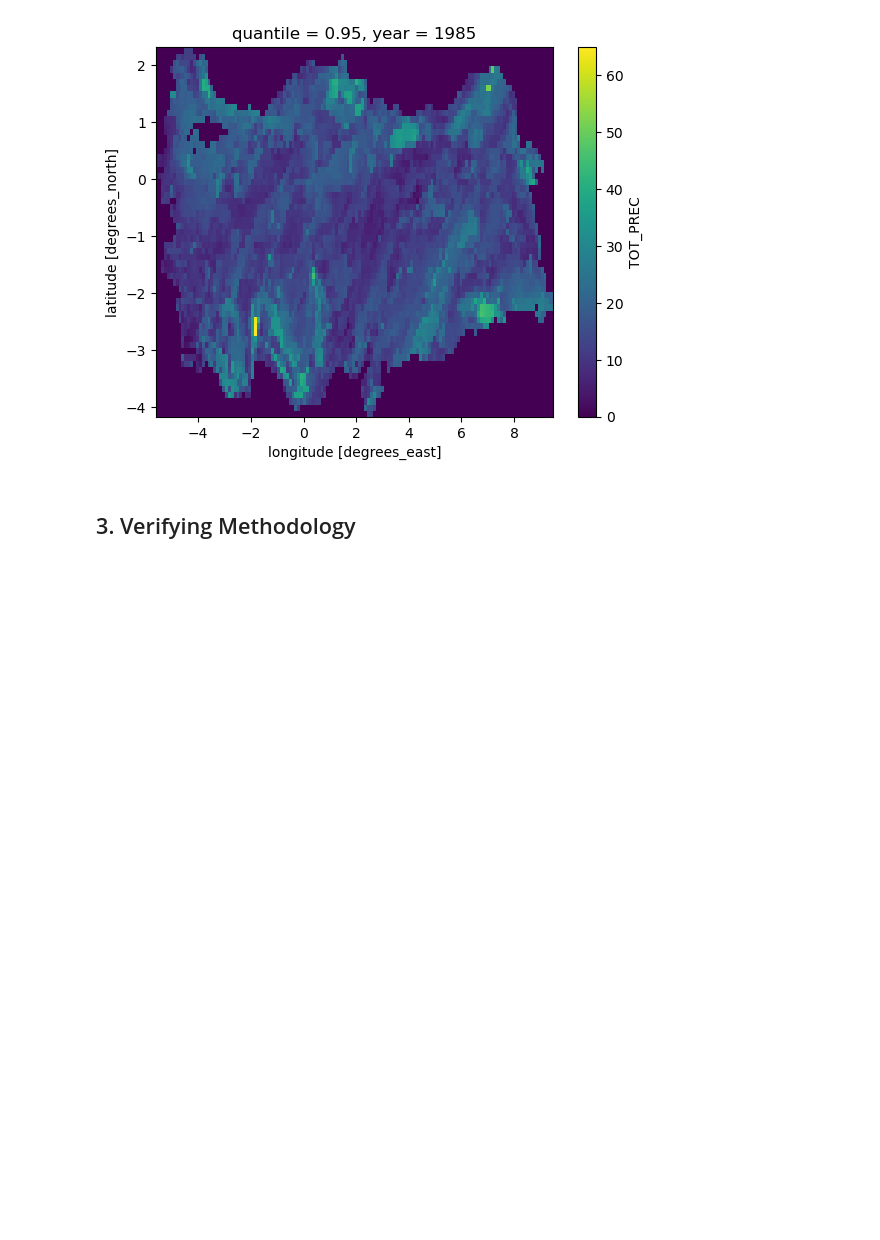
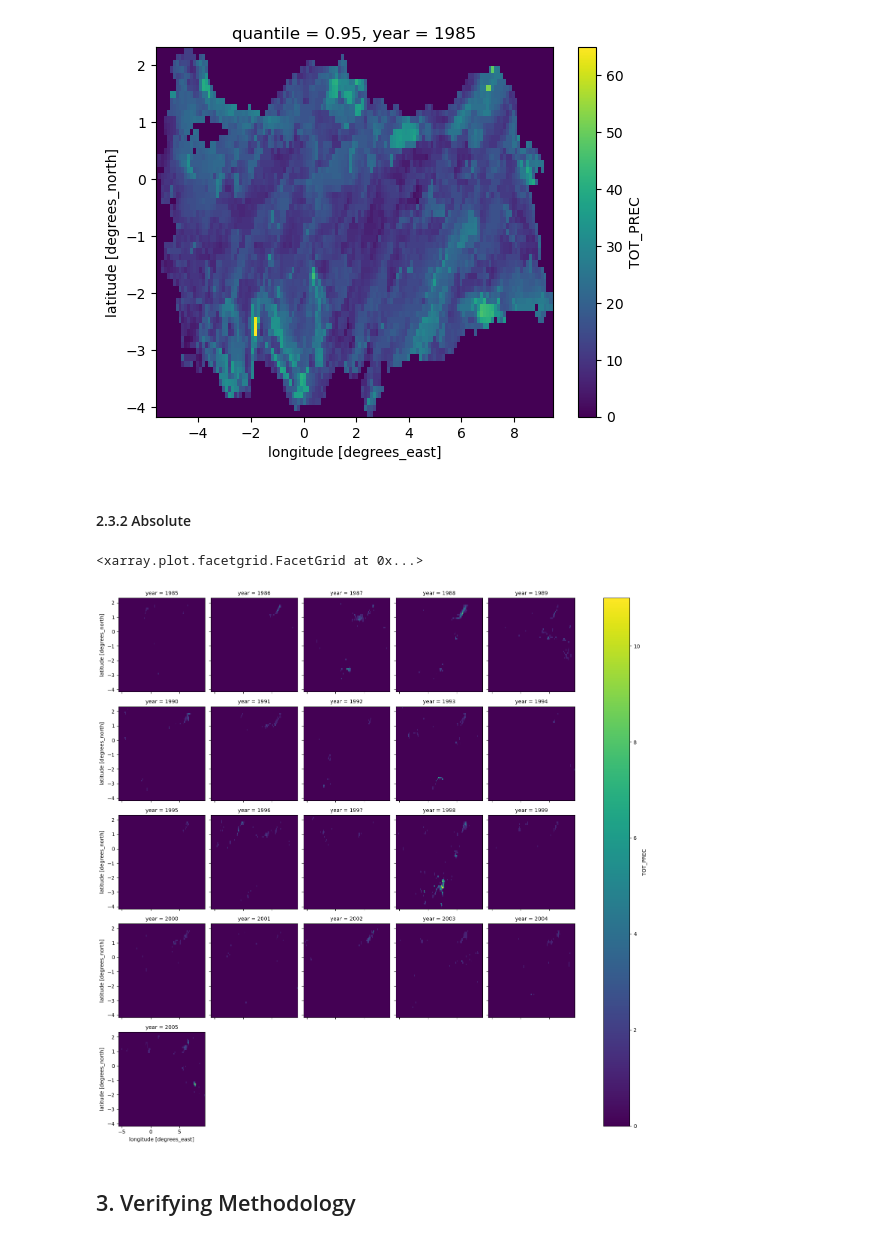
Before and after one commit to donmezkutay/msc-thesis-codes, a Jupyter notebook: BC_calculate_extreme_indices.ipynb, the cells around one changed output. Cells and saved outputs as stored; diff of their text form; code cells hidden in the pictures; blank space fills up the shorter version.

```diff
--- a/BC_calculate_extreme_indices.ipynb
+++ b/BC_calculate_extreme_indices.ipynb
@@ -233,3 +255,17 @@ persistence_index.attrs['indice_name'] = fr'M{time_resample}hrCW{q_ask}P'
 # save index as nc
 persistence_indice_name = persistence_index.attrs['indice_name']
 persistence_index.to_netcdf(fr"{path_save}/cosmo/BC/BC_{bias_algo}_Tr011_MPI_RF_PR_{season}_{path_resample}_{persistence_indice_name}_198501_200512.nc")
+# %% [markdown]
+#### 2.3.2 Absolute
+# %%
+heavy_rain = 4 * time_resample # 4mm times the resample period
+# %%
+persistence_index = dt_cosmo.groupby('time.year').apply(lambda group: calculate_persistence(group, heavy_rain))
+# %%
+persistence_index.plot(x='rlon',
+                       y='rlat',
+                       col='year',
+                       col_wrap=5,)
+# %% [output]
+<xarray.plot.facetgrid.FacetGrid at 0x...>
+[figure, added]
```
Also changed, not shown: parts of 13 cells of this notebook.
